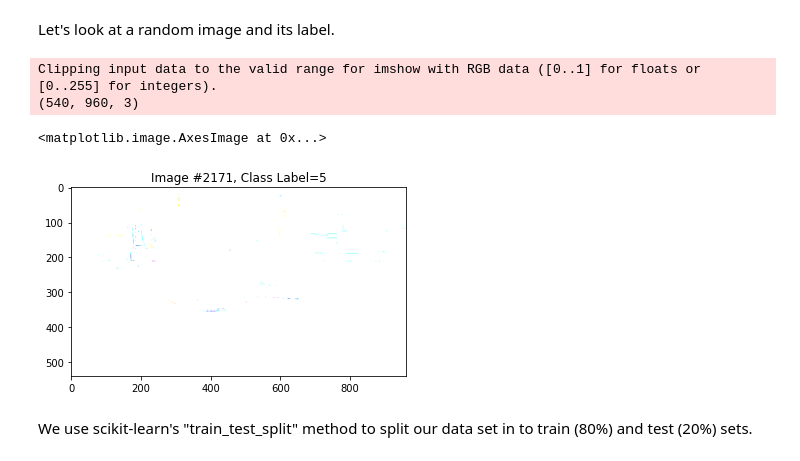
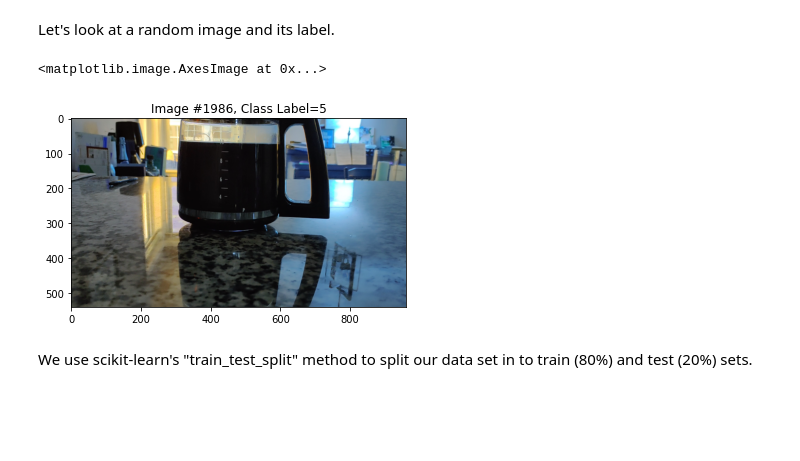
Before and after one commit to daugherty-stl-dspg/bad_beans, a Jupyter notebook: iShame/process_label_videos.ipynb, the cells around one changed output. Cells and saved outputs as stored; diff of their text form; code cells hidden in the pictures; blank space fills up the shorter version.

```diff
--- a/iShame/process_label_videos.ipynb
+++ b/iShame/process_label_videos.ipynb
@@ -103,14 +103,12 @@ Let's look at a random image and its label.
 # %%
 idx = randint(0,len(image_data))
 plt.title('Image #' + str(idx) + ', Class Label=' + str(image_labels[idx]))
-image = 255*image_data[idx]
-print(image.shape)
+image = (255.*image_data[idx]).astype(int)
+#print(image)
 plt.imshow(image)
 # %% [output]
-Clipping input data to the valid range for imshow with RGB data ([0..1] for floats or [0..255] for integers).
-(540, 960, 3)
+<matplotlib.image.AxesImage at 0x...>
-<matplotlib.image.AxesImage at 0x...>
-[figure, old version]
+[figure, new version]
 # %% [markdown]
 We use scikit-learn's "train_test_split" method to split our data set in to train (80%) and test (20%) sets.
 # %%
```
Also changed, not shown: parts of 4 cells of this notebook.
